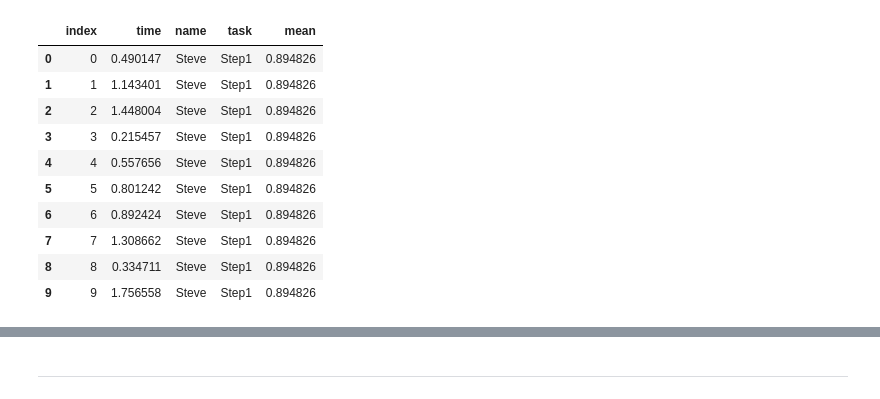
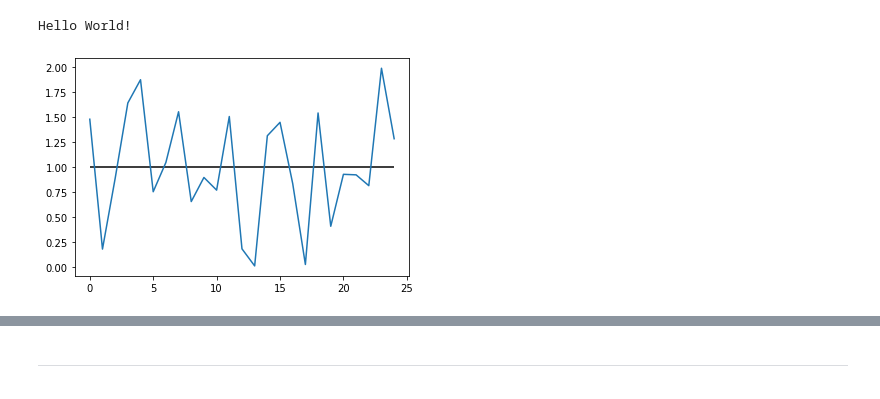
Before and after one commit to matthewconnell/time_study, a Jupyter notebook: time_study.ipynb, the cells around one changed output, grey strips where cells are left out. Cells and saved outputs as stored; diff of their text form; code cells hidden in the pictures.

Commit message:
Changed altair chart to matplotlib chart, update for each iteration of loop

```diff
--- a/time_study.ipynb
+++ b/time_study.ipynb
@@ -6,5 +11,11 @@ import random
 
 import altair as alt
+# %%
+for i in range(10):
+    clear_output(wait=True)
+    print("Hello World!")
+# %% [output]
+Hello World!
 # %%
 class Observation():
 
@@ -28,10 +39,29 @@ class Observation():
 # %%
 test = Observation('Steve', 'Step1')
 times = []
 
-for i in range(10):
+for i in range(25):
 
     test.begin()
     time.sleep(2 * random.random())
     test.end()
     times.append(test.duration)
+
+    test.get_mean(times)
+
+    df = pd.DataFrame({
+    "time": times,
+    "name": test.name,
+    'task': test.task,
+    'mean': test.avg
+    }).reset_index()
+
+    fig, ax = plt.subplots()
+    ax.plot(df['index'], df['time'])
+    plt.hlines(test.avg, xmin=0, xmax=max(df['index']))
+
+    clear_output(wait=True)
+
+    plt.show()
+# %% [output]
+[figure, added]
@@ -42,21 +67,0 @@ test.get_mean(times)
-# %%
-df = pd.DataFrame({
-    "time": times,
-    "name": test.name,
-    'task': test.task,
-    'mean': test.avg
-}).reset_index()
-
-df
-# %% [output]
-|  | index | time | name | task | mean |
-| 0 | 0 | 0.490147 | Steve | Step1 | 0.894826 |
-| 1 | 1 | 1.143401 | Steve | Step1 | 0.894826 |
-| 2 | 2 | 1.448004 | Steve | Step1 | 0.894826 |
-| 3 | 3 | 0.215457 | Steve | Step1 | 0.894826 |
-| 4 | 4 | 0.557656 | Steve | Step1 | 0.894826 |
-| 5 | 5 | 0.801242 | Steve | Step1 | 0.894826 |
-| 6 | 6 | 0.892424 | Steve | Step1 | 0.894826 |
-| 7 | 7 | 1.308662 | Steve | Step1 | 0.894826 |
-| 8 | 8 | 0.334711 | Steve | Step1 | 0.894826 |
-| 9 | 9 | 1.756558 | Steve | Step1 | 0.894826 |
```
Also changed, not shown: parts of 4 cells of this notebook.
